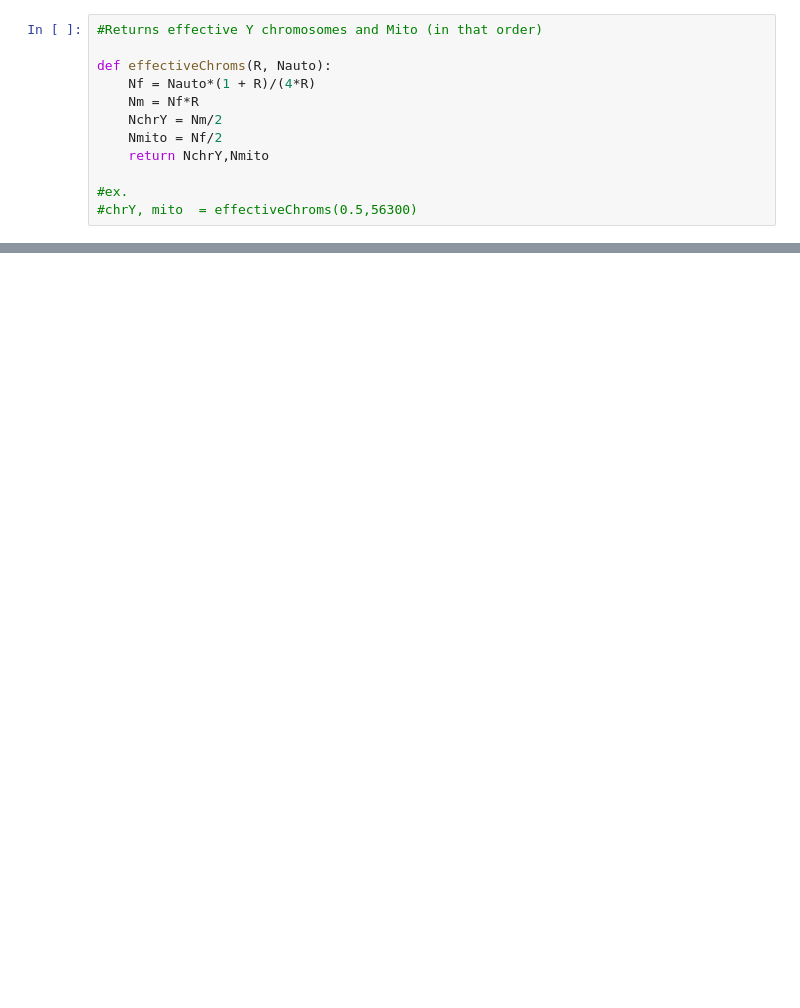
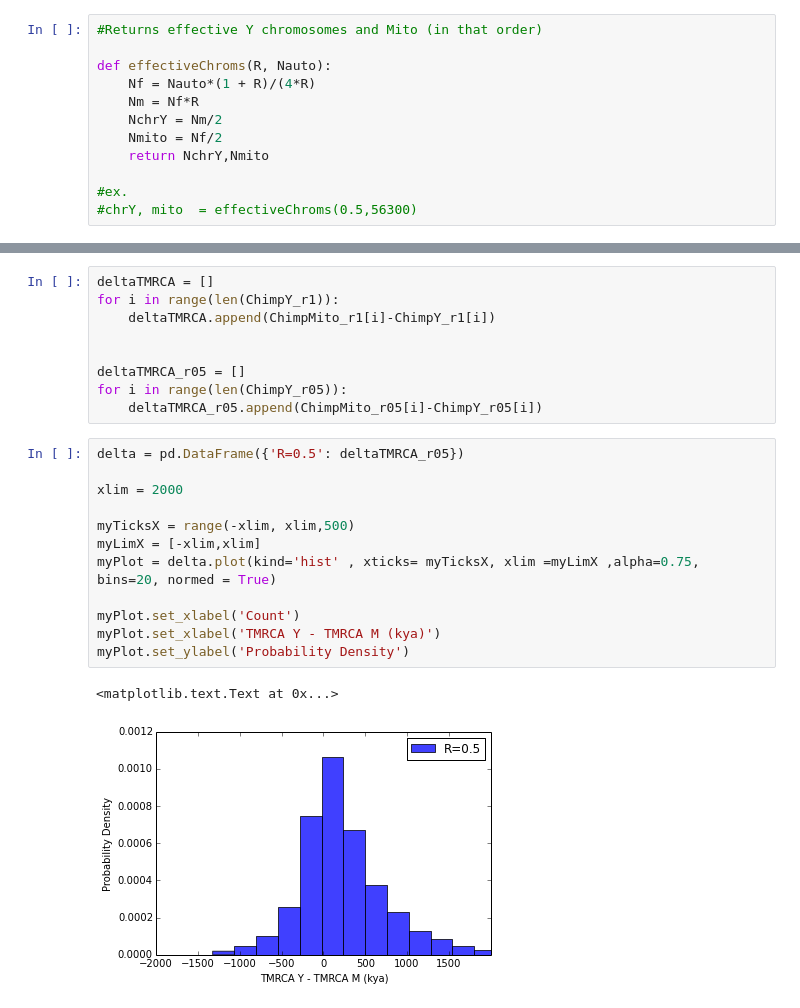
Before and after one commit to moetjens/ChimpY, a Jupyter notebook: TMRCA_Distribution.ipynb, the cells around one changed output, grey strips where cells are left out. Cells and saved outputs as stored; diff of their text form; blank space fills up the shorter version.

```diff
--- a/TMRCA_Distribution.ipynb
+++ b/TMRCA_Distribution.ipynb
@@ -104,0 +129,24 @@ myPlot.set_ylabel('Probability Density')
+# %%
+deltaTMRCA = []
+for i in range(len(ChimpY_r1)):
+    deltaTMRCA.append(ChimpMito_r1[i]-ChimpY_r1[i])
+
+
+deltaTMRCA_r05 = []
+for i in range(len(ChimpY_r05)):
+    deltaTMRCA_r05.append(ChimpMito_r05[i]-ChimpY_r05[i])
+# %%
+delta = pd.DataFrame({'R=0.5': deltaTMRCA_r05})
+
+xlim = 2000
+
+myTicksX = range(-xlim, xlim,500)
+myLimX = [-xlim,xlim]
+myPlot = delta.plot(kind='hist' , xticks= myTicksX, xlim =myLimX ,alpha=0.75, bins=20, normed = True)
+
+myPlot.set_xlabel('Count')
+myPlot.set_xlabel('TMRCA Y - TMRCA M (kya)')
+myPlot.set_ylabel('Probability Density')
+# %% [output]
+<matplotlib.text.Text at 0x...>
+[figure, added]
```
Also changed, not shown: parts of 10 cells of this notebook.
